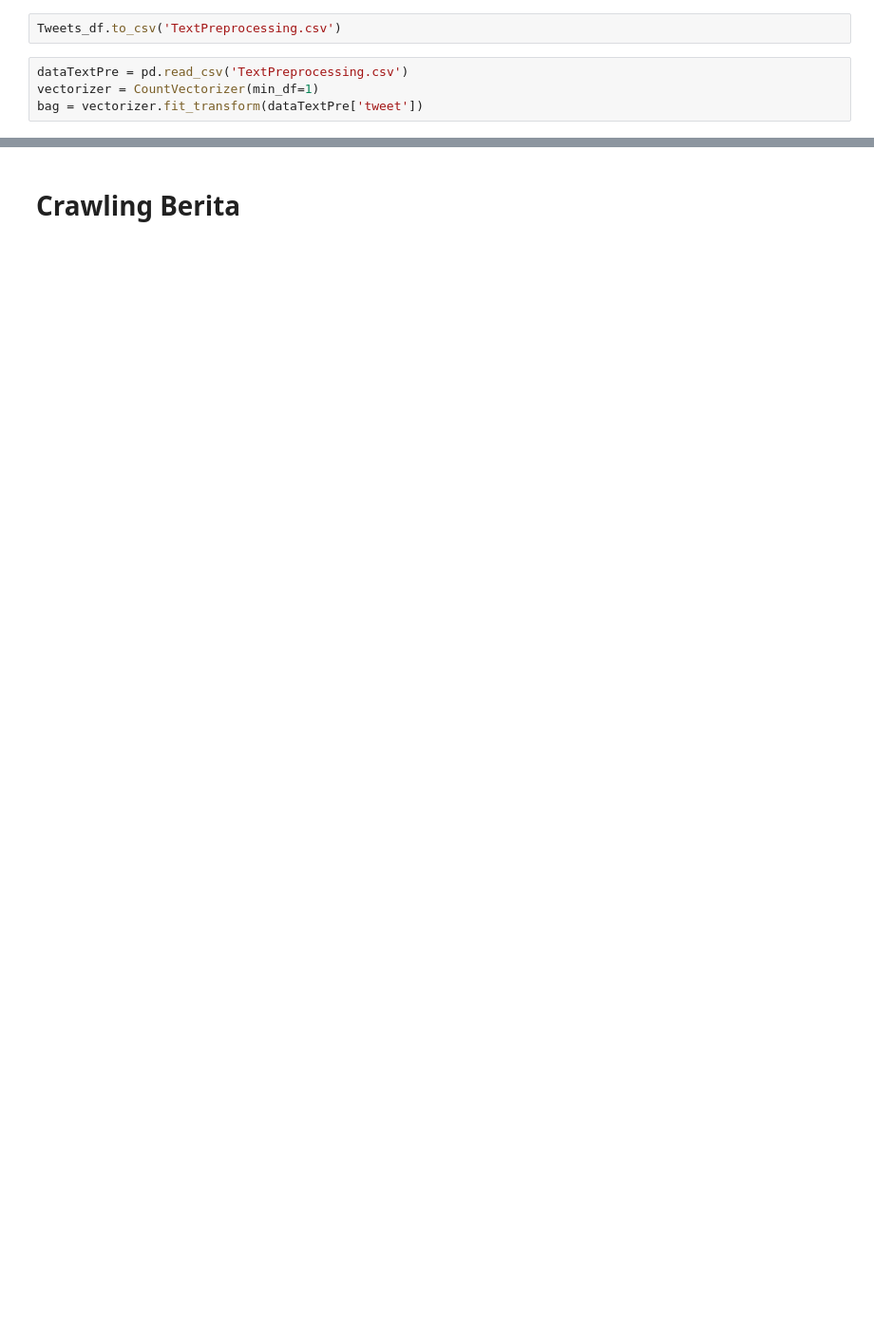
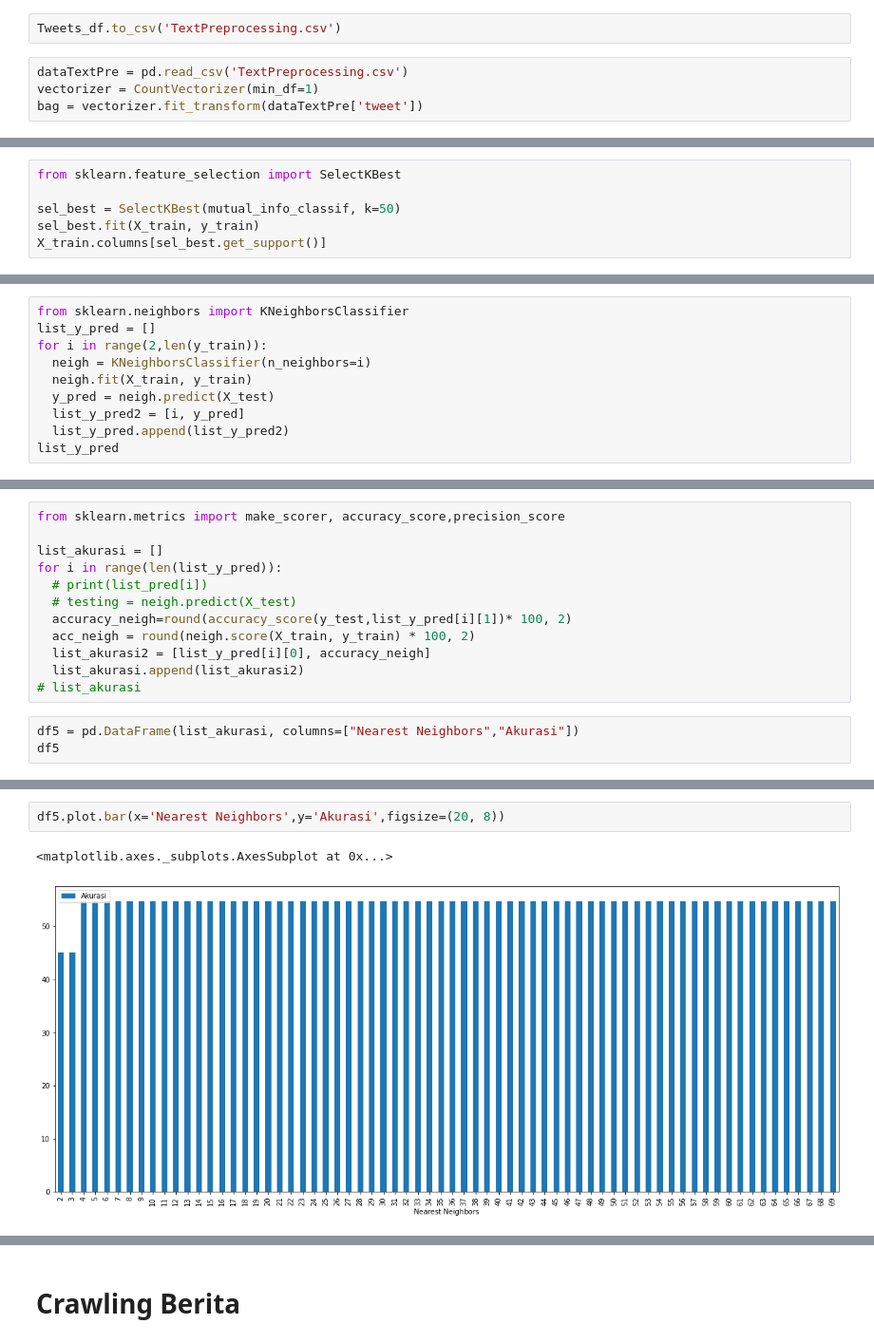
Before and after one commit to maulidhan190081/webmining, a Jupyter notebook: _sources/notebooks.ipynb, the cells around one changed output, grey strips where cells are left out. Shown at 95% size. Drawn from its saved outputs; the diff is of its cells as text; blank space fills up the shorter version.

```diff
--- a/_sources/notebooks.ipynb
+++ b/_sources/notebooks.ipynb
@@ -302,0 +396,6 @@ dataTF
+# %%
+from sklearn.feature_selection import SelectKBest
+
+sel_best = SelectKBest(mutual_info_classif, k=50)
+sel_best.fit(X_train, y_train)
+X_train.columns[sel_best.get_support()]
@@ -302,0 +417,10 @@ dataTF
+# %%
+from sklearn.neighbors import KNeighborsClassifier
+list_y_pred = []
+for i in range(2,len(y_train)):
+  neigh = KNeighborsClassifier(n_neighbors=i)
+  neigh.fit(X_train, y_train)
+  y_pred = neigh.predict(X_test)
+  list_y_pred2 = [i, y_pred]
+  list_y_pred.append(list_y_pred2)
+list_y_pred
@@ -302,0 +447,15 @@ dataTF
+# %%
+from sklearn.metrics import make_scorer, accuracy_score,precision_score
+
+list_akurasi = []
+for i in range(len(list_y_pred)):
+  # print(list_pred[i])
+  # testing = neigh.predict(X_test)
+  accuracy_neigh=round(accuracy_score(y_test,list_y_pred[i][1])* 100, 2)
+  acc_neigh = round(neigh.score(X_train, y_train) * 100, 2)
+  list_akurasi2 = [list_y_pred[i][0], accuracy_neigh]
+  list_akurasi.append(list_akurasi2)
+# list_akurasi
+# %%
+df5 = pd.DataFrame(list_akurasi, columns=["Nearest Neighbors","Akurasi"])
+df5
@@ -303 +476,6 @@ dataTF
+# %%
+df5.plot.bar(x='Nearest Neighbors',y='Akurasi',figsize=(20, 8))
+# %% [output]
+<matplotlib.axes._subplots.AxesSubplot at 0x...>
+[figure, added]
 # %% [markdown]
```
Also changed, not shown: parts of 99 cells of this notebook, 10 other files.
